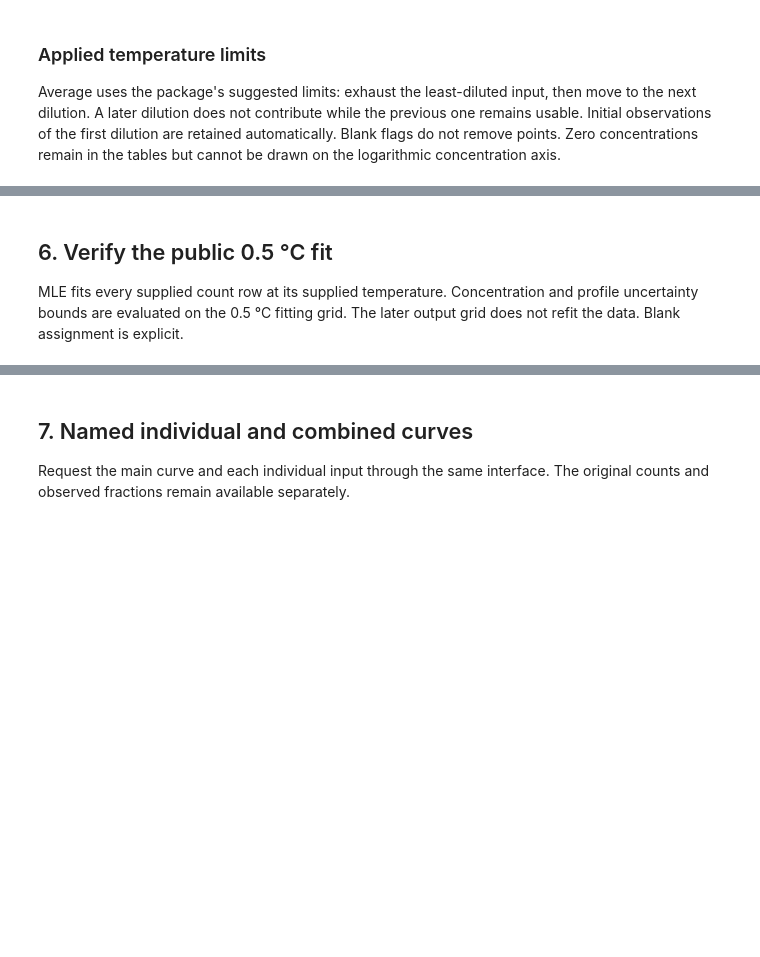
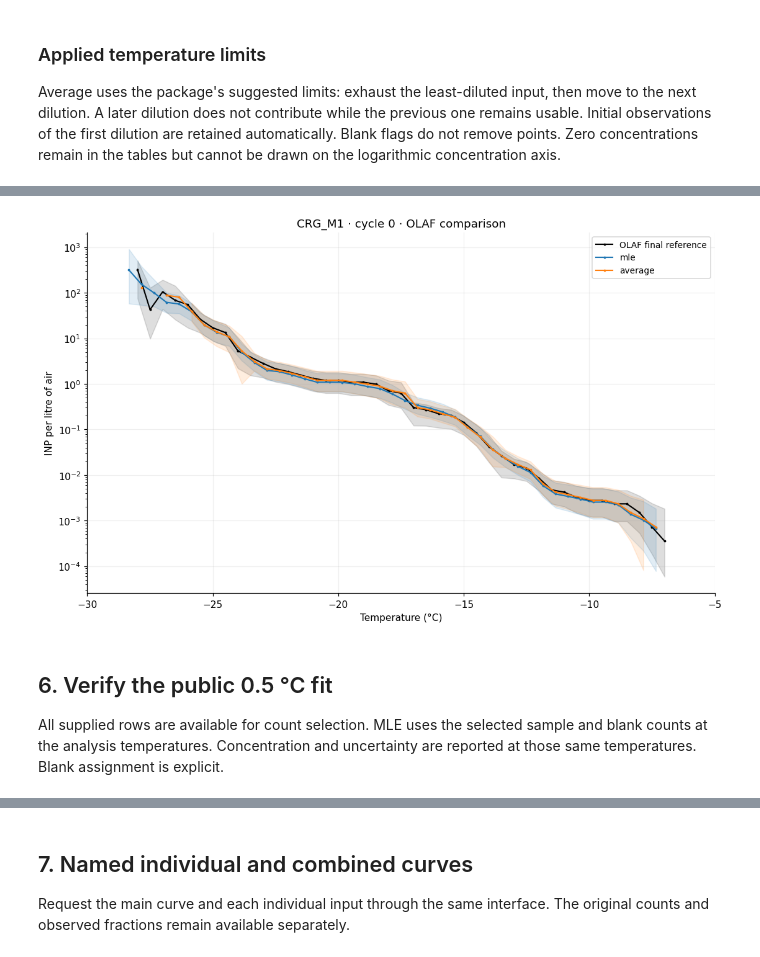
Before and after one commit to bochens/inptk, a Jupyter notebook: notebook/icescopy_freeze_count_to_air_inp_demo.ipynb, the cells around one changed output, grey strips where cells are left out. Drawn from its saved outputs; the diff is of its cells as text; code cells hidden in the pictures; blank space fills up the shorter version.

```diff
--- a/notebook/icescopy_freeze_count_to_air_inp_demo.ipynb
+++ b/notebook/icescopy_freeze_count_to_air_inp_demo.ipynb
@@ -394,7 +494,7 @@ if OLAF_REFERENCE_PATH.is_file():
     display(pd.DataFrame([reference_metadata]))
     fig, ax = plt.subplots(figsize=(10, 6), layout="constrained")
     draw_spectrum(ax, reference, label="OLAF final reference", color="black", show_errors=True)
-    for index, (label, table) in enumerate(grid_air.items()):
+    for index, (label, table) in enumerate(combined_air.items()):
         draw_spectrum(ax, table.select(**combined_selection).to_dataframe(),
                       label=label, color=f"C{index}", show_errors=True)
     ax.set(yscale="log", title=f"{PLOT_SAMPLE_ID} · cycle {PLOT_CYCLE_ID} · OLAF comparison",
@@ -404,3 +504,4 @@ if OLAF_REFERENCE_PATH.is_file():
     plt.show()
 else:
     print(f"Optional reference is unavailable: {OLAF_REFERENCE_PATH}")
+# %% [output]
@@ -407,9 +510,10 @@ else:
+[figure, added]
 # %% [markdown]
 ## 6. Verify the public 0.5 °C fit
 
-MLE fits every supplied count row at its supplied temperature. Concentration and
-profile uncertainty bounds are evaluated on the 0.5 °C fitting grid. The later
-output grid does not refit the data. Blank assignment is explicit.
+All supplied rows are available for count selection. MLE uses the selected sample
+and blank counts at the analysis temperatures. Concentration and uncertainty are
+reported at those same temperatures. Blank assignment is explicit.
 # %%
 fit_history = combined_suspension["mle"].history[-1]
 fit_details = fit_history["joint_curve_fits"][COMBINED_CURVE_ID]
```
Also changed, not shown: parts of 19 cells of this notebook, 34 other files.
